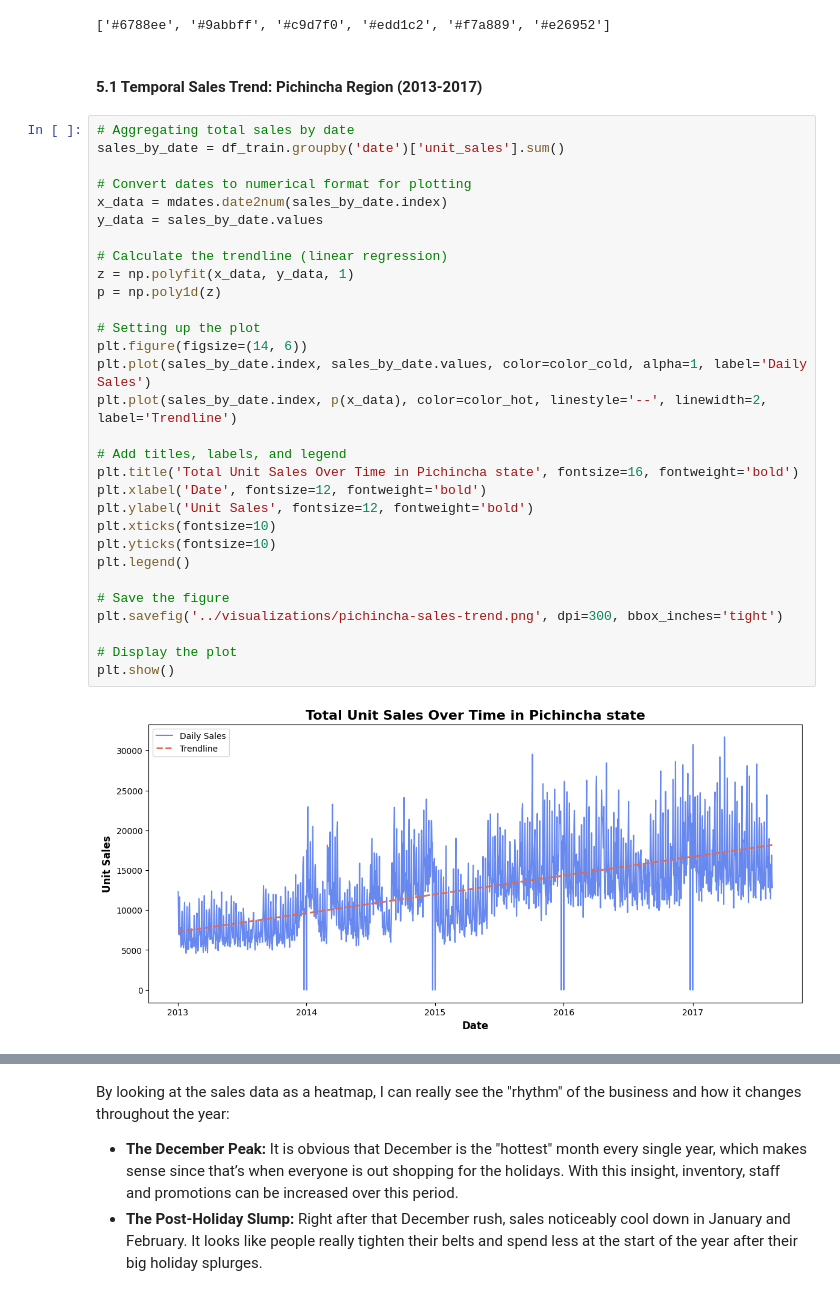
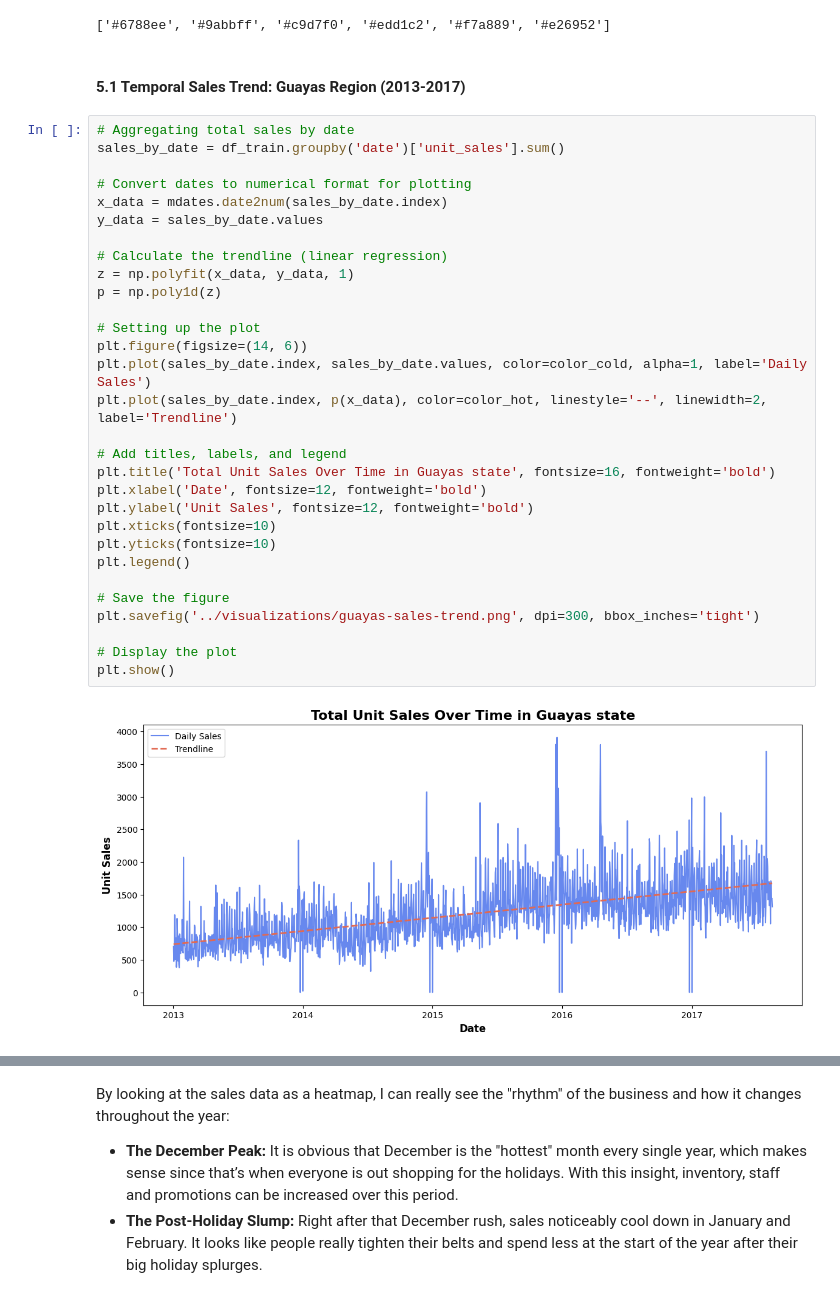
Before and after one commit to krauseannelize/project-ml-favorita-sales-forecasting, a Jupyter notebook: notebooks/02-exploratory-data-analysis.ipynb, the cells around one changed output, grey strips where cells are left out. Saved outputs shown, nothing was run; the diff lists cells and outputs as text.

Commit message:
Update notebook 2 with new Guayas sample data

```diff
--- a/notebooks/02-exploratory-data-analysis.ipynb
+++ b/notebooks/02-exploratory-data-analysis.ipynb
@@ -332,37 +332,37 @@ Seaborn 'coolwarm' palette hex codes:
 ['#6788ee', '#9abbff', '#c9d7f0', '#edd1c2', '#f7a889', '#e26952']
 ['#6788ee', '#9abbff', '#c9d7f0', '#edd1c2', '#f7a889', '#e26952']
 # %% [markdown]
-#### 5.1 Temporal Sales Trend: Pichincha Region (2013-2017)
+#### 5.1 Temporal Sales Trend: Guayas Region (2013-2017)
 # %%
 # Aggregating total sales by date
 sales_by_date = df_train.groupby('date')['unit_sales'].sum()
 
 # Convert dates to numerical format for plotting
 x_data = mdates.date2num(sales_by_date.index)
 y_data = sales_by_date.values
 
 # Calculate the trendline (linear regression)
 z = np.polyfit(x_data, y_data, 1)
 p = np.poly1d(z)
 
 # Setting up the plot
 plt.figure(figsize=(14, 6))
 plt.plot(sales_by_date.index, sales_by_date.values, color=color_cold, alpha=1, label='Daily Sales')
 plt.plot(sales_by_date.index, p(x_data), color=color_hot, linestyle='--', linewidth=2, label='Trendline')
 
 # Add titles, labels, and legend
-plt.title('Total Unit Sales Over Time in Pichincha state', fontsize=16, fontweight='bold')
+plt.title('Total Unit Sales Over Time in Guayas state', fontsize=16, fontweight='bold')
 plt.xlabel('Date', fontsize=12, fontweight='bold')
 plt.ylabel('Unit Sales', fontsize=12, fontweight='bold')
 plt.xticks(fontsize=10)
 plt.yticks(fontsize=10)
 plt.legend()
 
 # Save the figure
-plt.savefig('../visualizations/pichincha-sales-trend.png', dpi=300, bbox_inches='tight')
+plt.savefig('../visualizations/guayas-sales-trend.png', dpi=300, bbox_inches='tight')
 
 # Display the plot
 plt.show()
 # %% [output]
-[figure, old version]
+[figure, new version]
 # %% [markdown]
```
Also changed, not shown: parts of 28 cells of this notebook, 9 other files.
